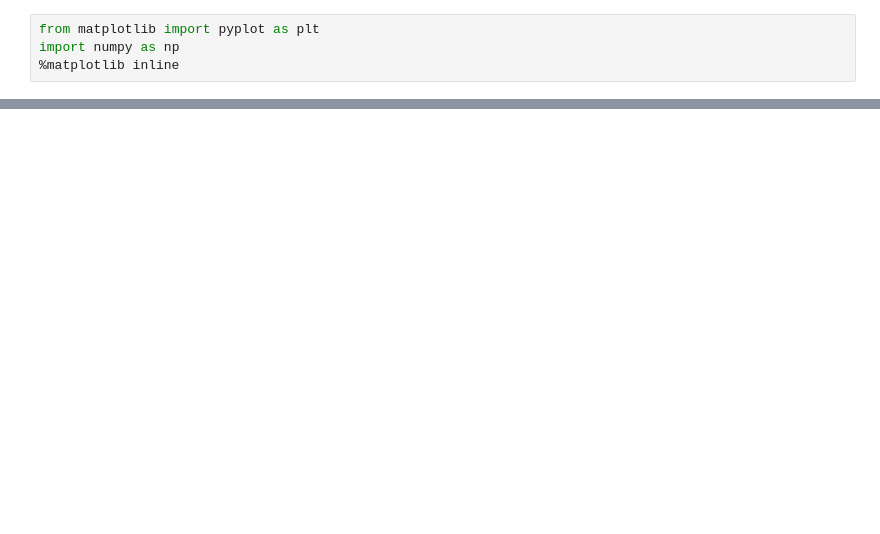
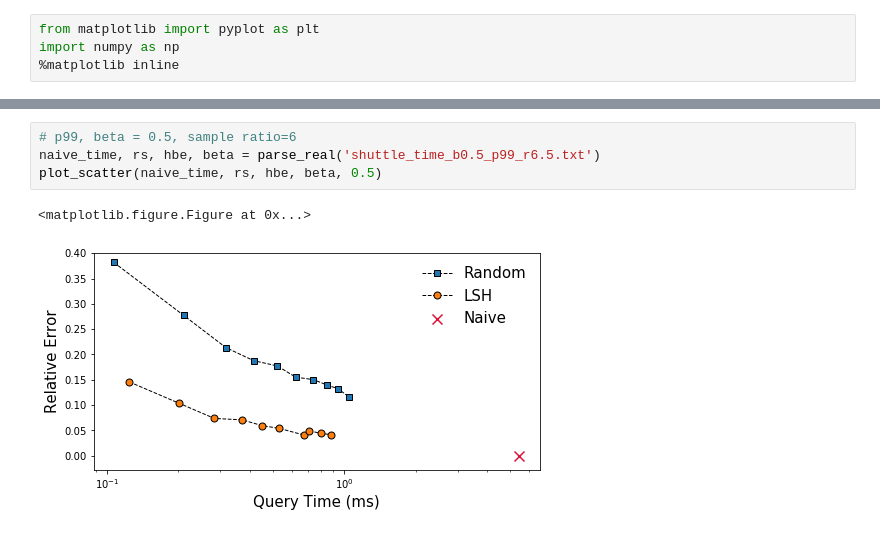
Before and after one commit to kexinrong/rehashing, a Jupyter notebook: notebooks/Experiments.ipynb, the cells around one changed output, grey strips where cells are left out. Drawn from its saved outputs; the diff is of its cells as text; blank space fills up the shorter version.

```diff
--- a/notebooks/Experiments.ipynb
+++ b/notebooks/Experiments.ipynb
@@ -175,0 +264,7 @@ def plot_scatter(naive_time, rs, hbe, beta):
+# %%
+# p99, beta = 0.5, sample ratio=6
+naive_time, rs, hbe, beta = parse_real('shuttle_time_b0.5_p99_r6.5.txt')
+plot_scatter(naive_time, rs, hbe, beta, 0.5)
+# %% [output]
+<matplotlib.figure.Figure at 0x...>
+[figure, added]
```
Also changed, not shown: parts of 15 cells of this notebook, 8 other files.
